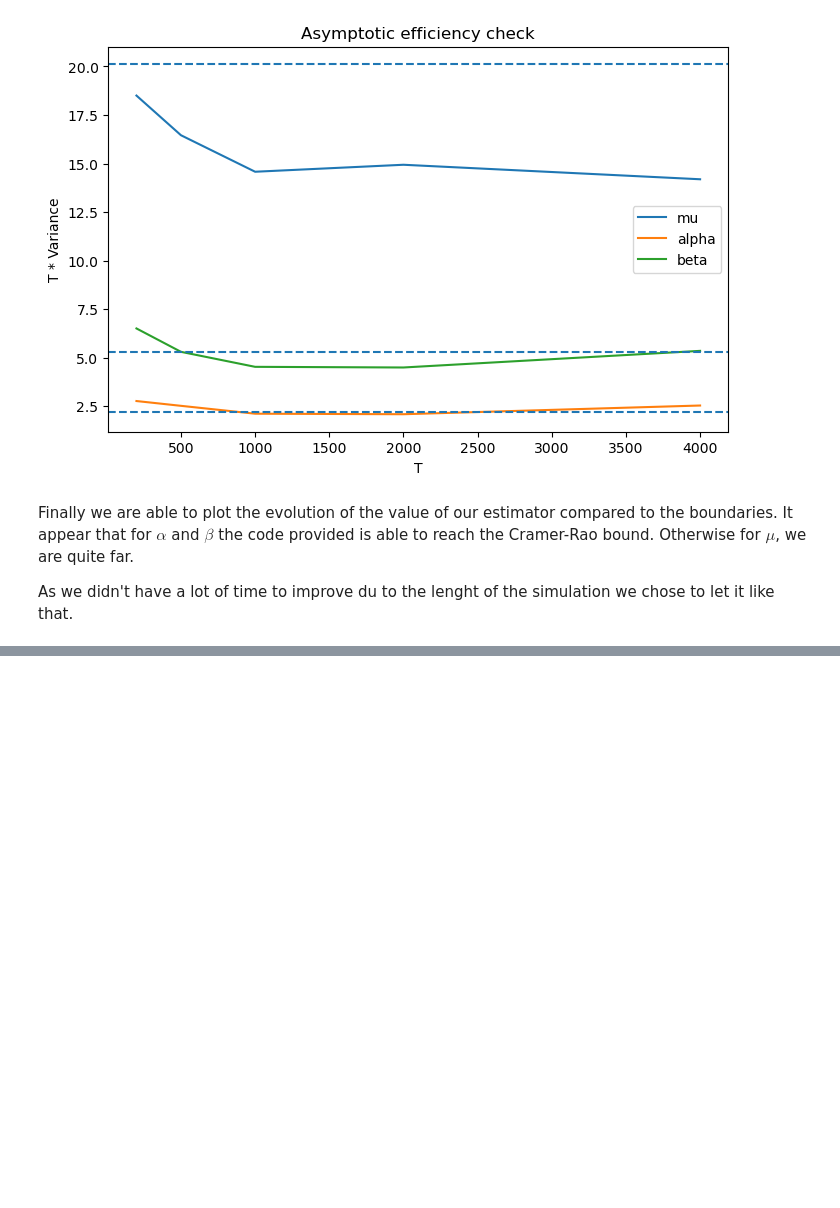
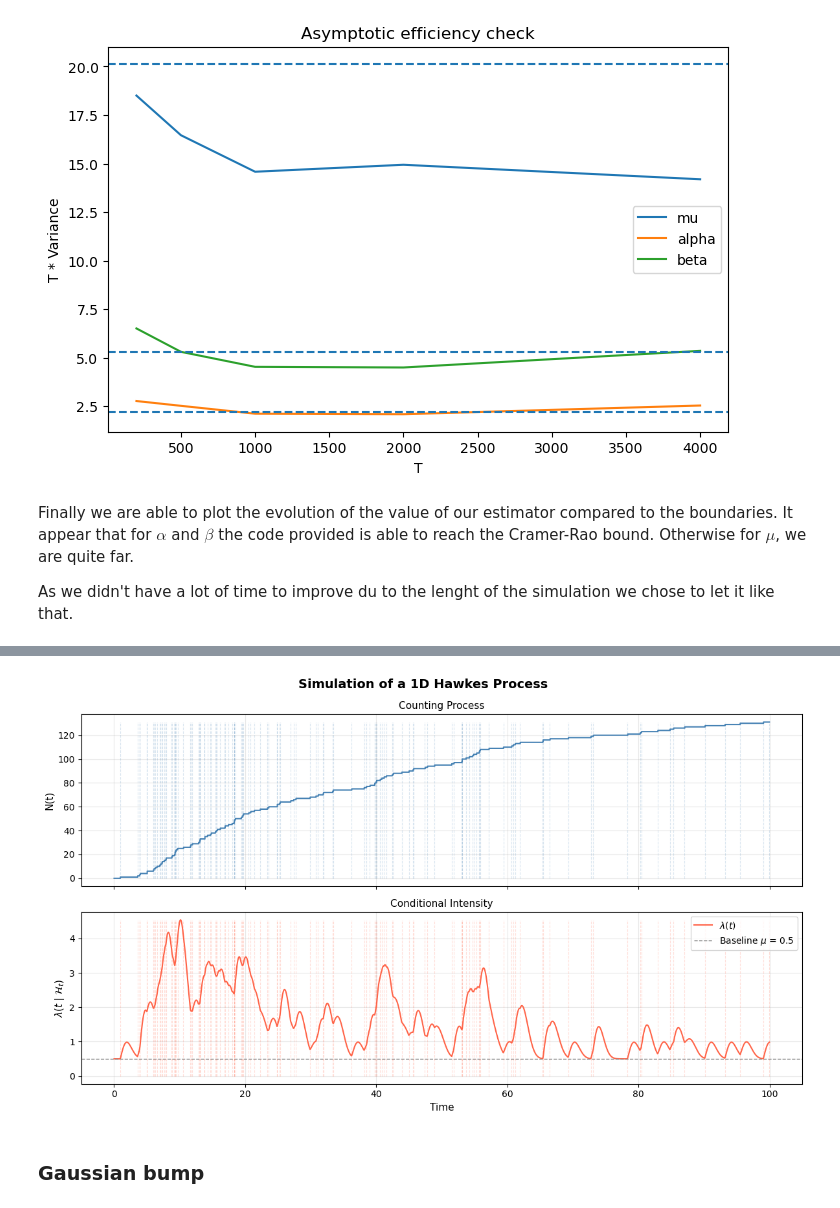
Before and after one commit to Guillaume-melis/HFT_Labs, a Jupyter notebook: DHF_Lab3_Melis_Boro_Rousseau.ipynb, the cells around one changed output, grey strips where cells are left out. Drawn from its saved outputs; the diff is of its cells as text; code cells hidden in the pictures; blank space fills up the shorter version.

```diff
--- a/DHF_Lab3_Melis_Boro_Rousseau.ipynb
+++ b/DHF_Lab3_Melis_Boro_Rousseau.ipynb
@@ -458,0 +654,30 @@ As we didn't have a lot of time to improve du to the lenght of the simulation we
+# %%
+time_grid = np.arange(0, T, 0.05)
+
+counting  = np.searchsorted(events, time_grid, side='right')
+intensity = np.array([lambda_t(t, events) for t in time_grid])
+
+fig, axes = plt.subplots(2, 1, figsize=(12, 7), sharex=True)
+fig.suptitle("Simulation of a 1D Hawkes Process", fontsize=14, fontweight='bold')
+
+axes[0].step(time_grid, counting, where='post', color='steelblue', linewidth=1.5)
+axes[0].vlines(events, 0, counting.max(), color='steelblue', alpha=0.2, linewidth=0.8, linestyle='--')
+axes[0].set_ylabel("N(t)", fontsize=11)
+axes[0].set_title("Counting Process", fontsize=11)
+axes[0].grid(True, alpha=0.3)
+
+axes[1].plot(time_grid, intensity, color='tomato', linewidth=1.5, label=r'$\lambda(t)$')
+axes[1].axhline(mu(0), color='gray', linestyle='--', linewidth=1, label=rf'Baseline $\mu$ = {mu(0)}')
+axes[1].vlines(events, 0, intensity.max(), color='tomato', alpha=0.2, linewidth=0.8, linestyle='--')
+axes[1].set_xlabel("Time", fontsize=11)
+axes[1].set_ylabel(r"$\lambda(t \mid \mathcal{H}_t)$", fontsize=11)
+axes[1].set_title("Conditional Intensity", fontsize=11)
+axes[1].legend(fontsize=10)
+axes[1].grid(True, alpha=0.3)
+
+plt.tight_layout()
+plt.show()
+# %% [output]
+[figure, added]
+# %% [markdown]
+### Gaussian bump
```
Also changed, not shown: parts of 41 cells of this notebook.
